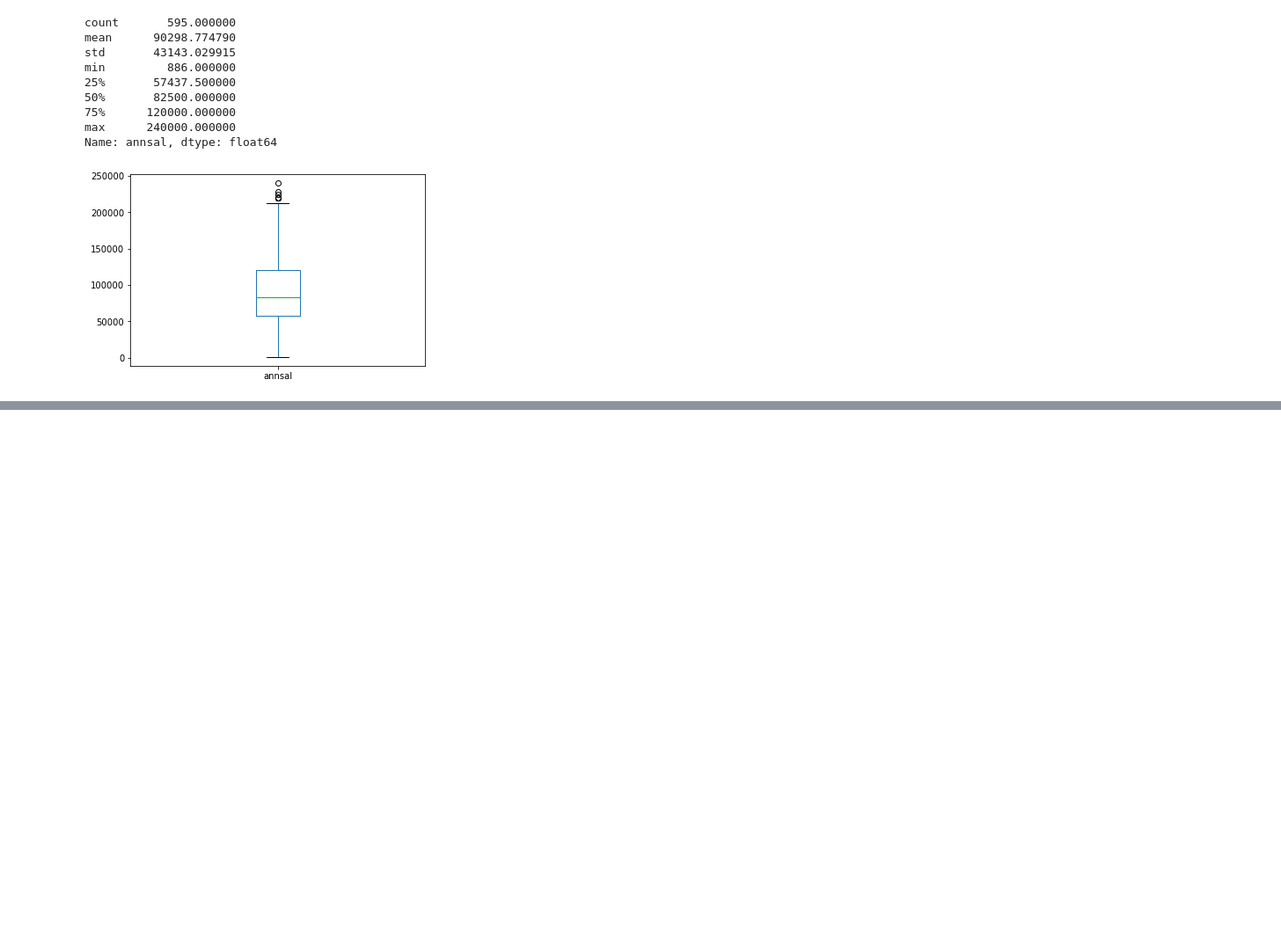
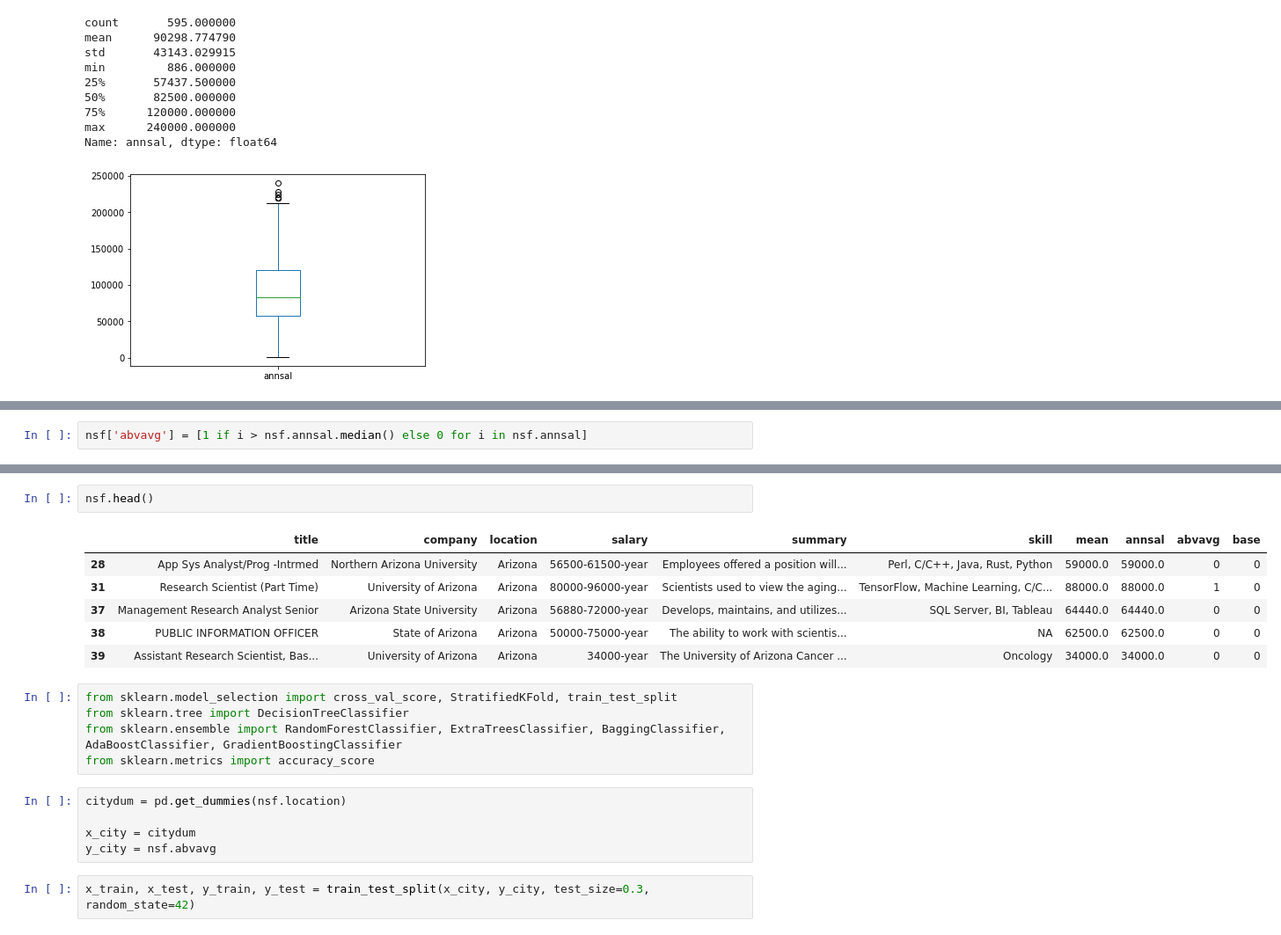
Before and after one commit to BhushanShet/BhushanShet.github.io, a Jupyter notebook: project-four/Project 4.ipynb, the cells around one changed output, grey strips where cells are left out. Shown at 88% size. Cells and saved outputs as stored; diff of their text form; blank space fills up the shorter version.

```diff
--- a/project-four/Project 4.ipynb
+++ b/project-four/Project 4.ipynb
@@ -558,0 +562,2 @@ Int64Index([   28,    31,    37,    38,    39,    44,    46,    50,    52,
+# %%
+nsf['abvavg'] = [1 if i > nsf.annsal.median() else 0 for i in nsf.annsal]
@@ -558,0 +578,21 @@ Int64Index([   28,    31,    37,    38,    39,    44,    46,    50,    52,
+# %%
+nsf.head()
+# %% [output]
+|  | title | company | location | salary | summary | skill | mean | annsal | abvavg | base |
+| 28 | App Sys Analyst/Prog -Intrmed | Northern Arizona University | Arizona | 56500-61500-year | Employees offered a position will... | Perl, C/C++, Java, Rust, Python | 59000.0 | 59000.0 | 0 | 0 |
+| 31 | Research Scientist (Part Time) | University of Arizona | Arizona | 80000-96000-year | Scientists used to view the aging... | TensorFlow, Machine Learning, C/C... | 88000.0 | 88000.0 | 1 | 0 |
+| 37 | Management Research Analyst Senior | Arizona State University | Arizona | 56880-72000-year | Develops, maintains, and utilizes... | SQL Server, BI, Tableau | 64440.0 | 64440.0 | 0 | 0 |
+| 38 | PUBLIC INFORMATION OFFICER | State of Arizona | Arizona | 50000-75000-year | The ability to work with scientis... | NA | 62500.0 | 62500.0 | 0 | 0 |
+| 39 | Assistant Research Scientist, Bas... | University of Arizona | Arizona | 34000-year | The University of Arizona Cancer ... | Oncology | 34000.0 | 34000.0 | 0 | 0 |
+# %%
+from sklearn.model_selection import cross_val_score, StratifiedKFold, train_test_split
+from sklearn.tree import DecisionTreeClassifier
+from sklearn.ensemble import RandomForestClassifier, ExtraTreesClassifier, BaggingClassifier, AdaBoostClassifier, GradientBoostingClassifier
+from sklearn.metrics import accuracy_score
+# %%
+citydum = pd.get_dummies(nsf.location)
+
+x_city = citydum
+y_city = nsf.abvavg
+# %%
+x_train, x_test, y_train, y_test = train_test_split(x_city, y_city, test_size=0.3, random_state=42)
```
Also changed, not shown: parts of 15 cells of this notebook.
